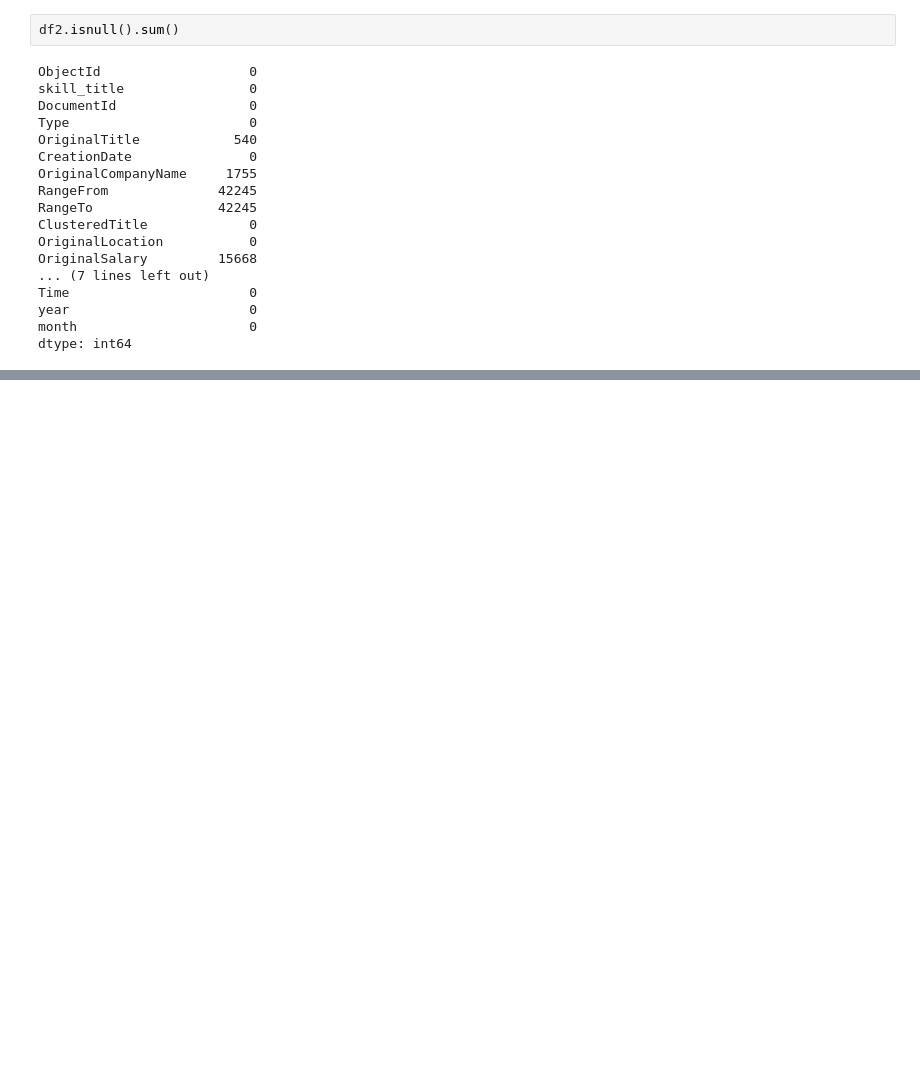
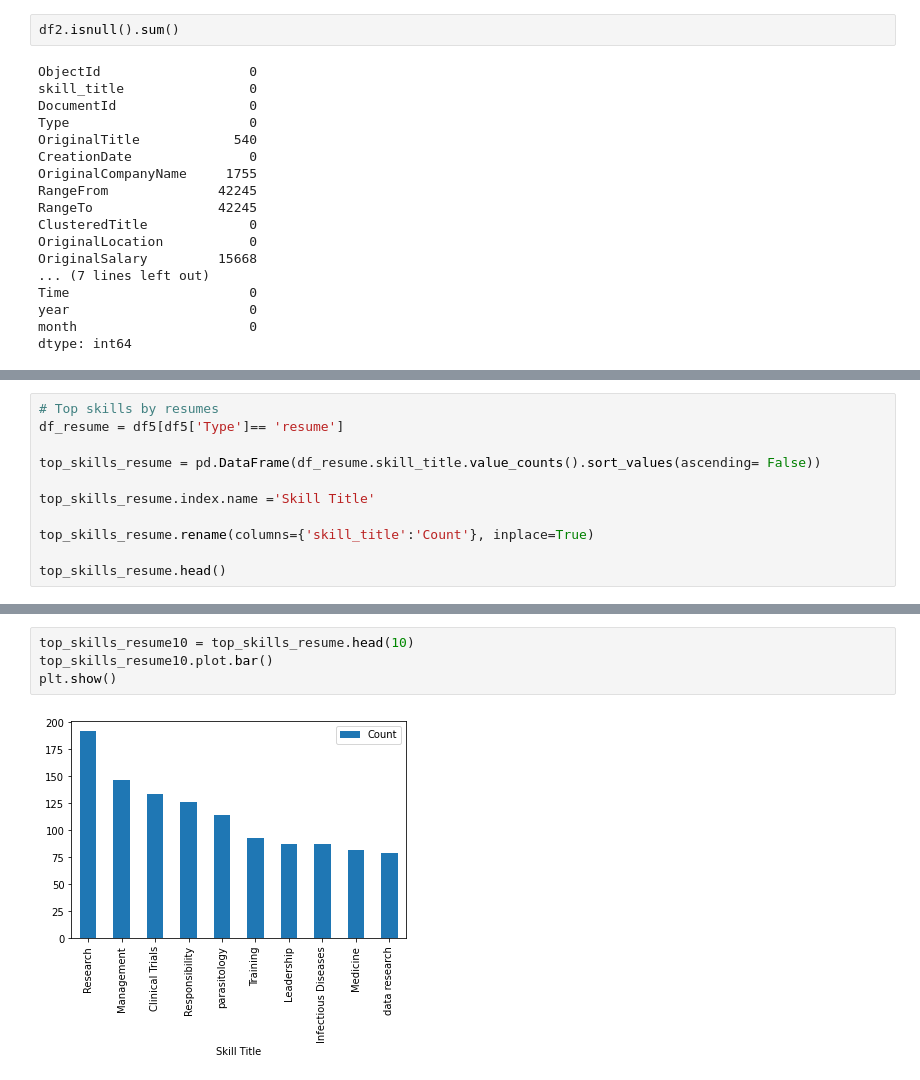
Before and after one commit to obeabi/Assignments, a Jupyter notebook: SkyHive.ipynb, the cells around one changed output, grey strips where cells are left out. Saved outputs shown, nothing was run; the diff lists cells and outputs as text; blank space fills up the shorter version.

```diff
--- a/SkyHive.ipynb
+++ b/SkyHive.ipynb
@@ -275,0 +325,11 @@ df4.to_csv('data.csv')
+# %%
+# Top skills by resumes
+df_resume = df5[df5['Type']== 'resume']
+
+top_skills_resume = pd.DataFrame(df_resume.skill_title.value_counts().sort_values(ascending= False))
+
+top_skills_resume.index.name ='Skill Title'
+
+top_skills_resume.rename(columns={'skill_title':'Count'}, inplace=True)
+
+top_skills_resume.head()
@@ -275,0 +344,6 @@ df4.to_csv('data.csv')
+# %%
+top_skills_resume10 = top_skills_resume.head(10)
+top_skills_resume10.plot.bar()
+plt.show()
+# %% [output]
+[figure, added]
```
Also changed, not shown: parts of 31 cells of this notebook.
